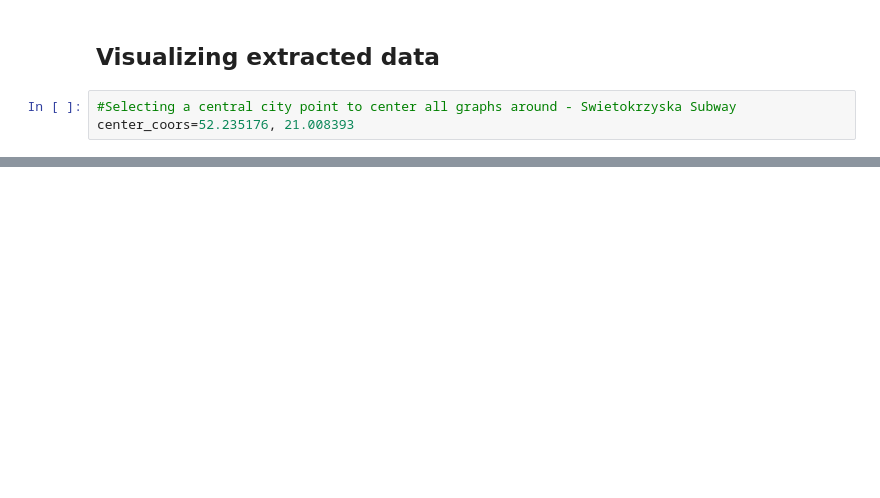
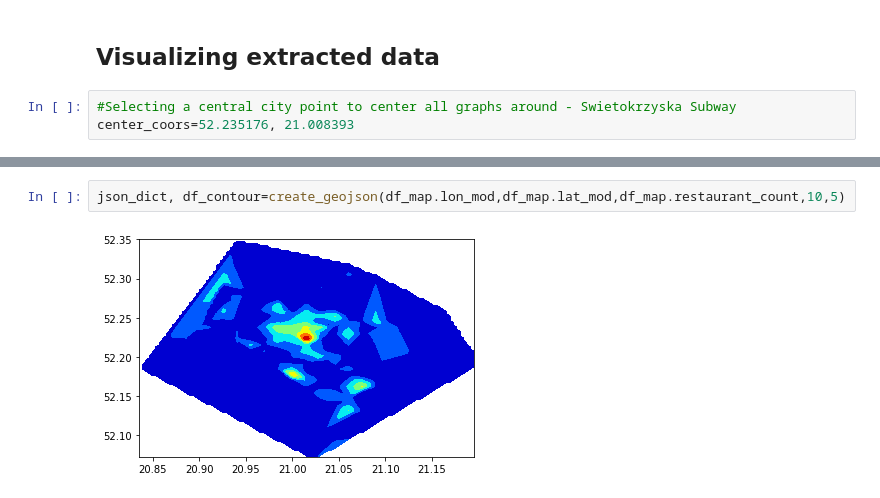
Before and after one commit to Jan-Majewski/Project_Portfolio, a Jupyter notebook: 03_Real_Estate_pricing_in_Warsaw/03_04_Creating_cultural_score.ipynb, the cells around one changed output, grey strips where cells are left out. Drawn from its saved outputs; the diff is of its cells as text; blank space fills up the shorter version.

```diff
--- a/03_Real_Estate_pricing_in_Warsaw/03_04_Creating_cultural_score.ipynb
+++ b/03_Real_Estate_pricing_in_Warsaw/03_04_Creating_cultural_score.ipynb
@@ -321,0 +831,4 @@ iplot(figure)
+# %%
+json_dict, df_contour=create_geojson(df_map.lon_mod,df_map.lat_mod,df_map.restaurant_count,10,5)
+# %% [output]
+[figure, added]
```
Also changed, not shown: parts of 55 cells of this notebook.
